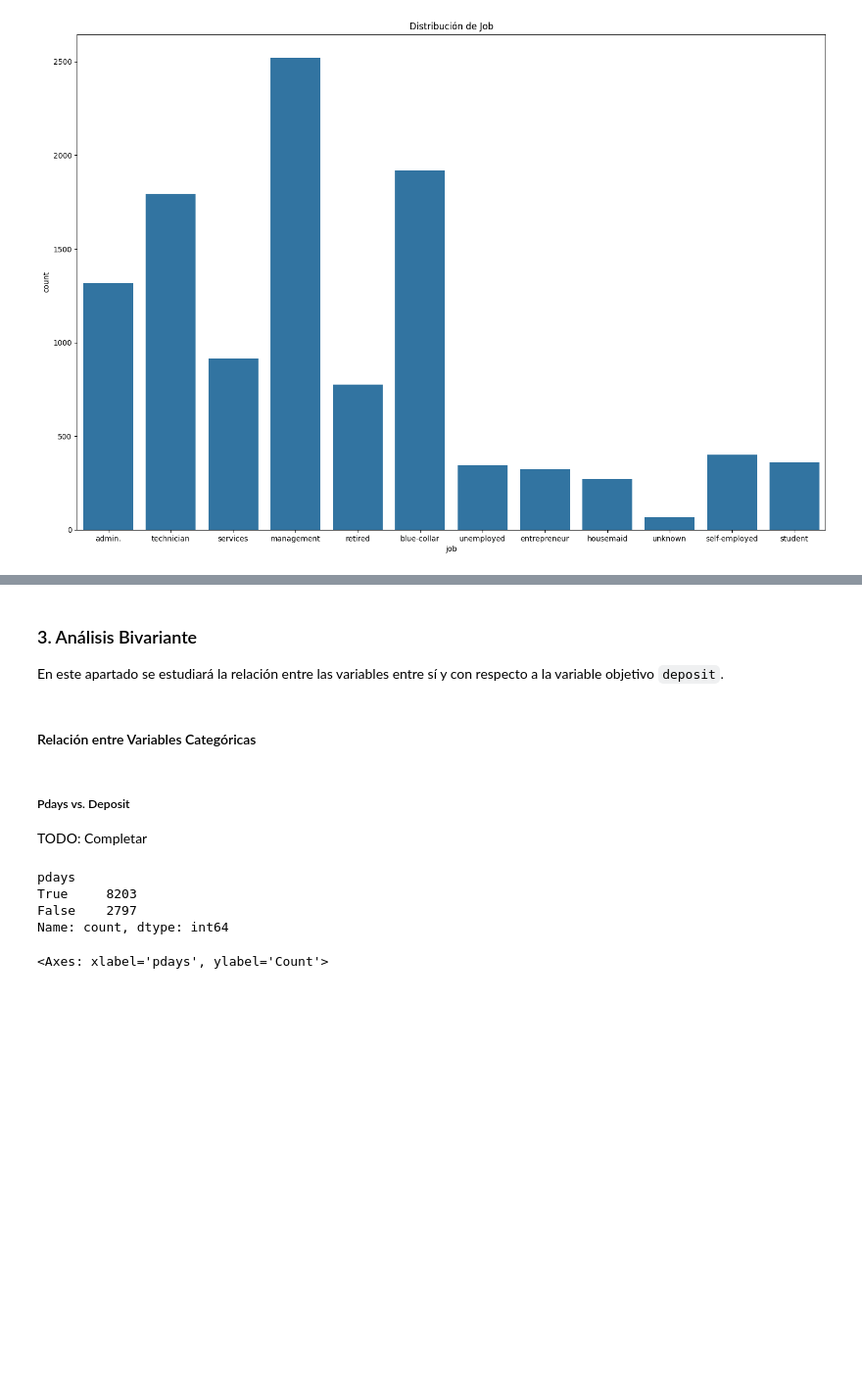
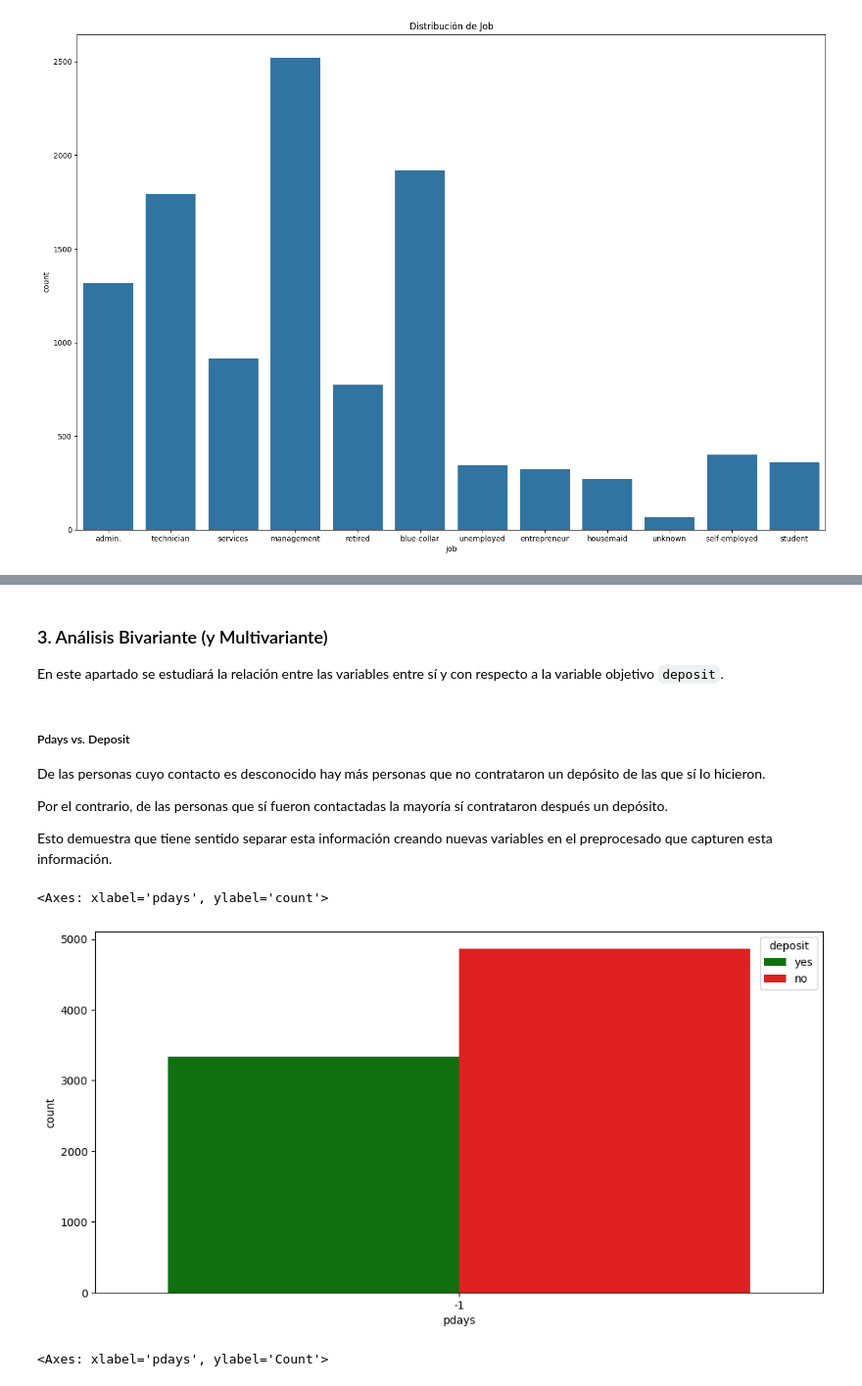
Before and after one commit to aleLobo31/UC3M_ML_P1_G26, a Jupyter notebook: notebooks/eda.ipynb, the cells around one changed output, grey strips where cells are left out. Shown at 98% size. Saved outputs shown, nothing was run; the diff lists cells and outputs as text; code cells hidden in the pictures; blank space fills up the shorter version.

```diff
--- a/notebooks/eda.ipynb
+++ b/notebooks/eda.ipynb
@@ -272,18 +324,25 @@ Text(0.5, 1.0, 'Distribución de Job')
 # %% [markdown]
-### 3. Análisis Bivariante
+### 3. Análisis Bivariante (y Multivariante)
 
 En este apartado se estudiará la relación entre las variables entre sí y con respecto a la variable objetivo `deposit`.
-# %% [markdown]
-#### Relación entre Variables Categóricas
 # %% [markdown]
 ##### Pdays vs. Deposit
 
-TODO: Completar
+De las personas cuyo contacto es desconocido hay más personas que no contrataron un depósito de las que sí lo hicieron.
+
+Por el contrario, de las personas que sí fueron contactadas la mayoría sí contrataron después un depósito.
+
+Esto demuestra que tiene sentido separar esta información creando nuevas variables en el preprocesado que capturen esta información.
 # %%
-(df['pdays'] == -1).value_counts()
+# Visualizamos si contrataron o no un depósito las personas cuyo contacto fue desconocido
+plt.figure(figsize=(12, 6))
+sns.countplot(
+    data=df[df['pdays'] == -1],
+    x='pdays',
+    hue='deposit',
+    palette={'yes': 'green', 'no': 'red'}
+)
 # %% [output]
-pdays
-True     8203
-False    2797
-Name: count, dtype: int64
+<Axes: xlabel='pdays', ylabel='count'>
+[figure, added]
 # %%
```
Also changed, not shown: parts of 20 cells of this notebook.
